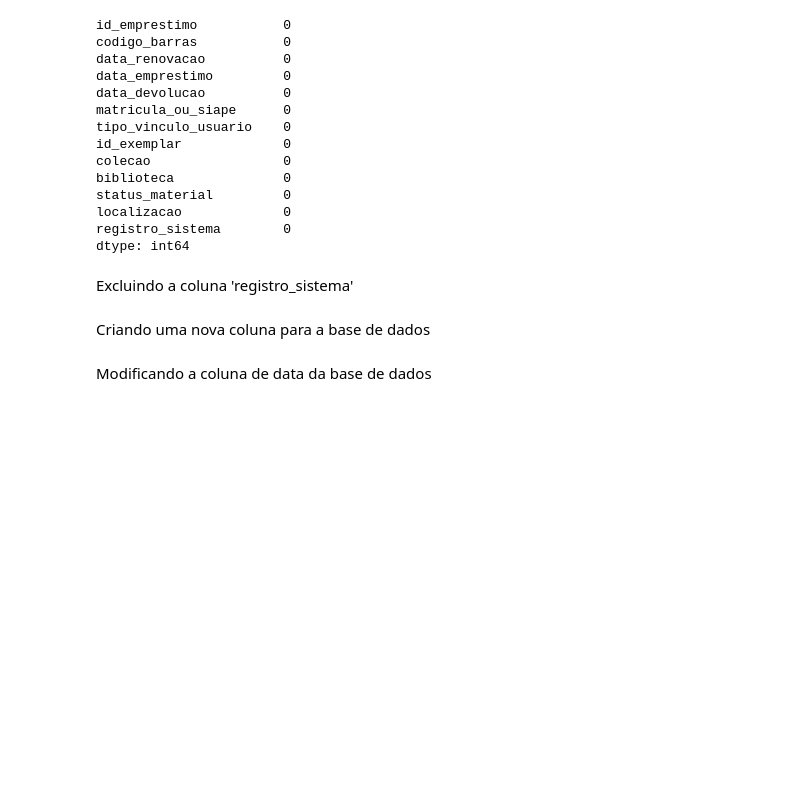
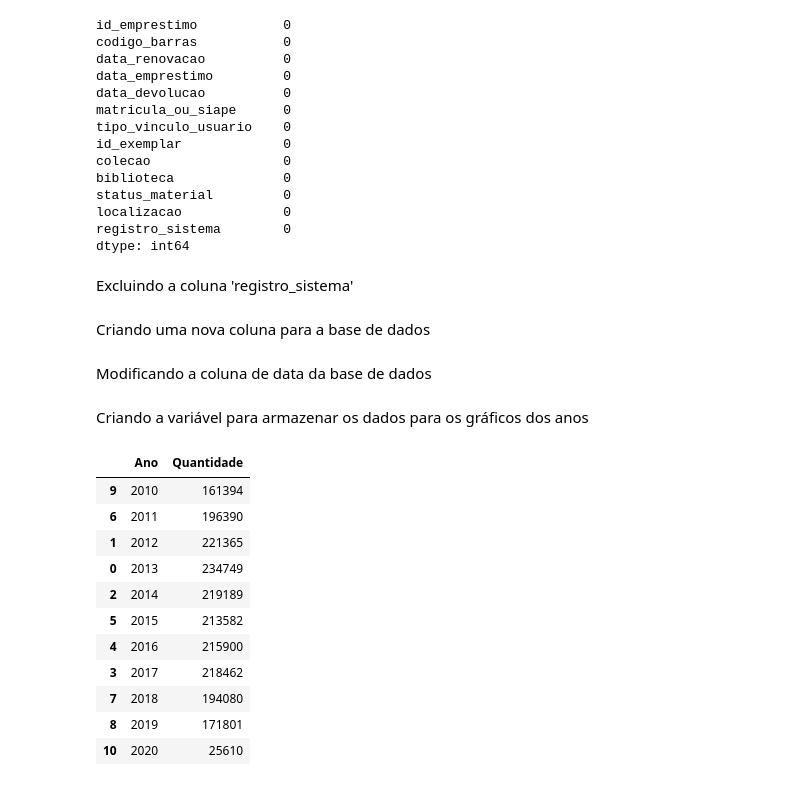
Before and after one commit to GitAlves/analise-bibliotecaria, a Jupyter notebook: analise.ipynb, the cells around one changed output. Cells and saved outputs as stored; diff of their text form; code cells hidden in the pictures; blank space fills up the shorter version.

```diff
--- a/analise.ipynb
+++ b/analise.ipynb
@@ -176,3 +176,5 @@ informacoes_emprestimos["genero"] = np.select(condicoes, opcoes, default="Outros
 Modificando a coluna de data da base de dados
 # %%
 informacoes_emprestimos["data_emprestimo"] = pd.to_datetime(informacoes_emprestimos["data_emprestimo"])
+# %% [markdown]
+Criando a variável para armazenar os dados para os gráficos dos anos
@@ -178,0 +186,15 @@ informacoes_emprestimos["data_emprestimo"] = pd.to_datetime(informacoes_empresti
+# %%
+emprestimo_por_ano
+# %% [output]
+|  | Ano | Quantidade |
+| 9 | 2010 | 161394 |
+| 6 | 2011 | 196390 |
+| 1 | 2012 | 221365 |
+| 0 | 2013 | 234749 |
+| 2 | 2014 | 219189 |
+| 5 | 2015 | 213582 |
+| 4 | 2016 | 215900 |
+| 3 | 2017 | 218462 |
+| 7 | 2018 | 194080 |
+| 8 | 2019 | 171801 |
+| 10 | 2020 | 25610 |
```
Also changed, not shown: parts of 4 cells of this notebook.
